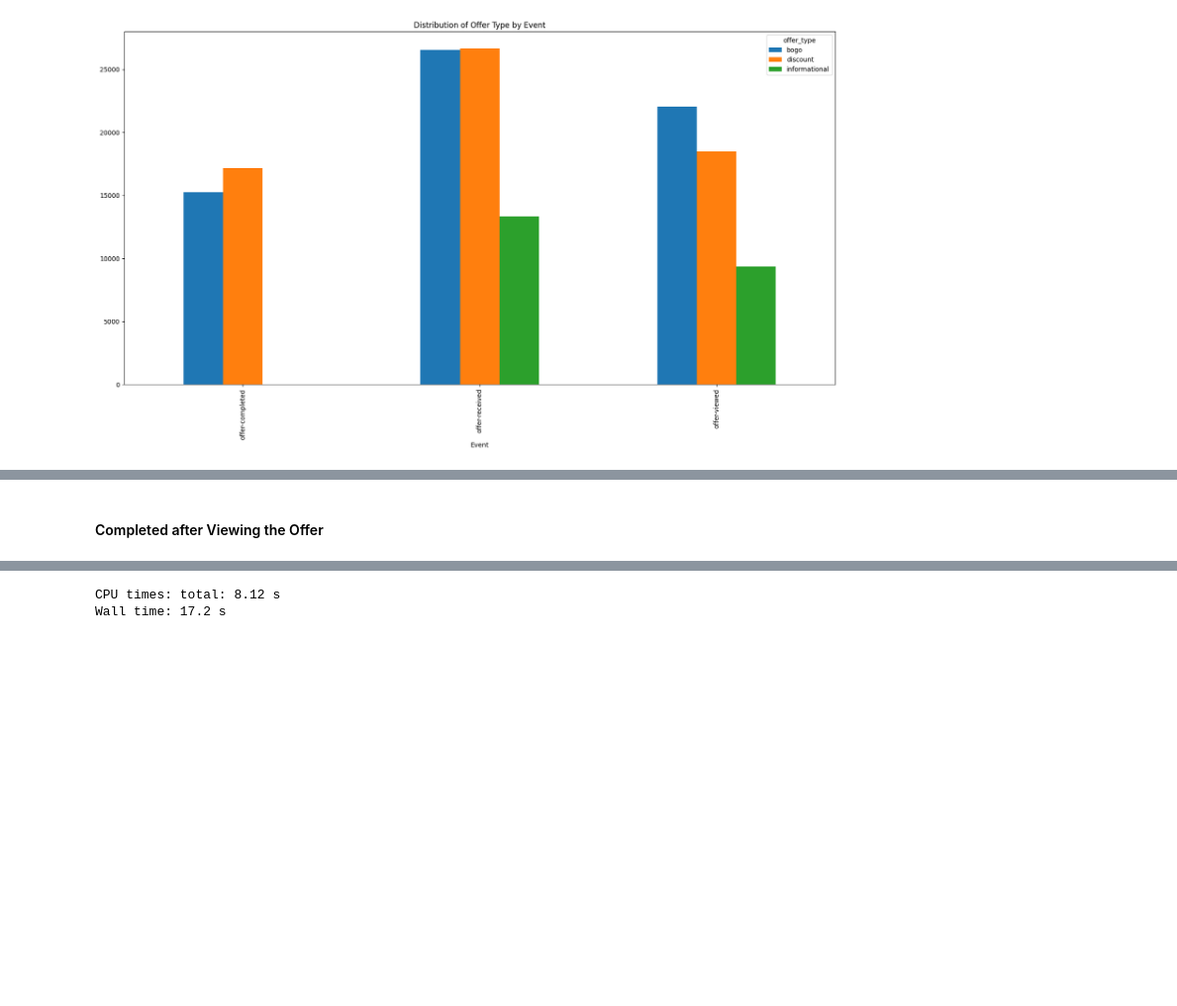
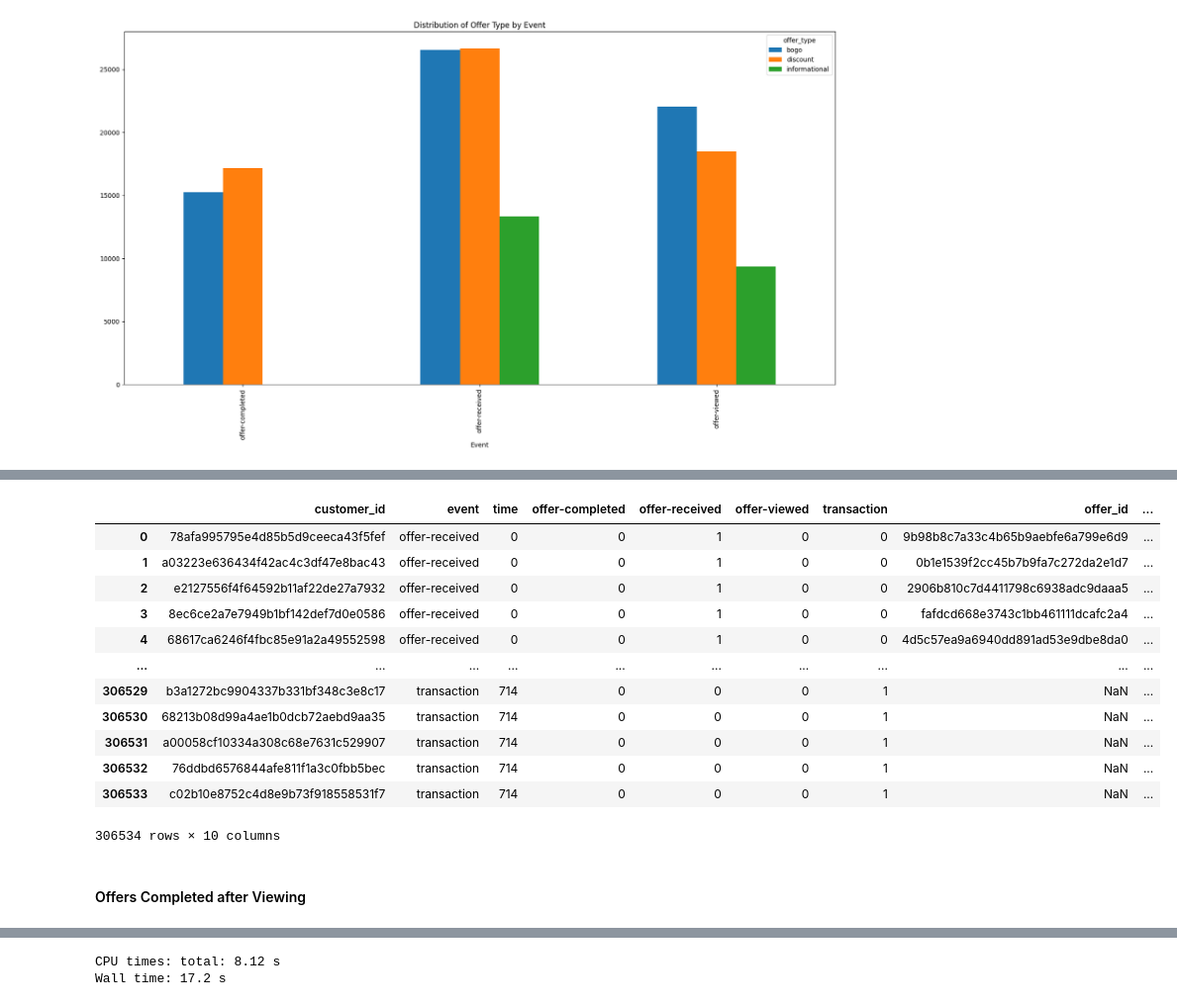
Before and after one commit to s-patel12/data_science_nanodegree, a Jupyter notebook: Capstone_Project_Starbucks/Starbucks_Capstone_notebook.ipynb, the cells around one changed output, grey strips where cells are left out. Shown at 99% size. Saved outputs shown, nothing was run; the diff lists cells and outputs as text; code cells hidden in the pictures; blank space fills up the shorter version.

```diff
--- a/Capstone_Project_Starbucks/Starbucks_Capstone_notebook.ipynb
+++ b/Capstone_Project_Starbucks/Starbucks_Capstone_notebook.ipynb
@@ -827,5 +858,21 @@ plt.xlabel('Offer');
+# %%
+transcript_clean
+# %% [output]
+|  | customer_id | event | time | offer-completed | offer-received | offer-viewed | transaction | offer_id | ... |
+| 0 | 78afa995795e4d85b5d9ceeca43f5fef | offer-received | 0 | 0 | 1 | 0 | 0 | 9b98b8c7a33c4b65b9aebfe6a799e6d9 | ... |
+| 1 | a03223e636434f42ac4c3df47e8bac43 | offer-received | 0 | 0 | 1 | 0 | 0 | 0b1e1539f2cc45b7b9fa7c272da2e1d7 | ... |
+| 2 | e2127556f4f64592b11af22de27a7932 | offer-received | 0 | 0 | 1 | 0 | 0 | 2906b810c7d4411798c6938adc9daaa5 | ... |
+| 3 | 8ec6ce2a7e7949b1bf142def7d0e0586 | offer-received | 0 | 0 | 1 | 0 | 0 | fafdcd668e3743c1bb461111dcafc2a4 | ... |
+| 4 | 68617ca6246f4fbc85e91a2a49552598 | offer-received | 0 | 0 | 1 | 0 | 0 | 4d5c57ea9a6940dd891ad53e9dbe8da0 | ... |
+| ... | ... | ... | ... | ... | ... | ... | ... | ... | ... |
+| 306529 | b3a1272bc9904337b331bf348c3e8c17 | transaction | 714 | 0 | 0 | 0 | 1 | NaN | ... |
+| 306530 | 68213b08d99a4ae1b0dcb72aebd9aa35 | transaction | 714 | 0 | 0 | 0 | 1 | NaN | ... |
+| 306531 | a00058cf10334a308c68e7631c529907 | transaction | 714 | 0 | 0 | 0 | 1 | NaN | ... |
+| 306532 | 76ddbd6576844afe811f1a3c0fbb5bec | transaction | 714 | 0 | 0 | 0 | 1 | NaN | ... |
+| 306533 | c02b10e8752c4d8e9b73f918558531f7 | transaction | 714 | 0 | 0 | 0 | 1 | NaN | ... |
+306534 rows × 10 columns
 # %% [markdown]
-#### Completed after Viewing the Offer
+#### Offers Completed after Viewing
 # %%
 transcript_portfolio = pd.merge(transcript_clean, portfolio_clean, on='offer_id', how='left')
 transcript_by_group = transcript_portfolio.groupby(['customer_id', 'offer_id'])
```
Also changed, not shown: parts of 109 cells of this notebook.
